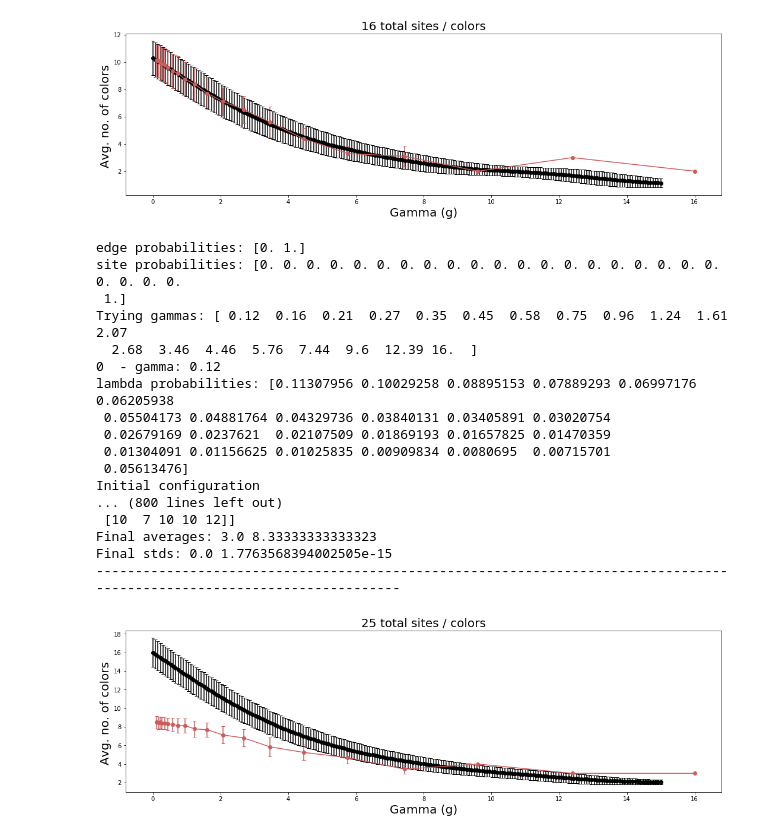
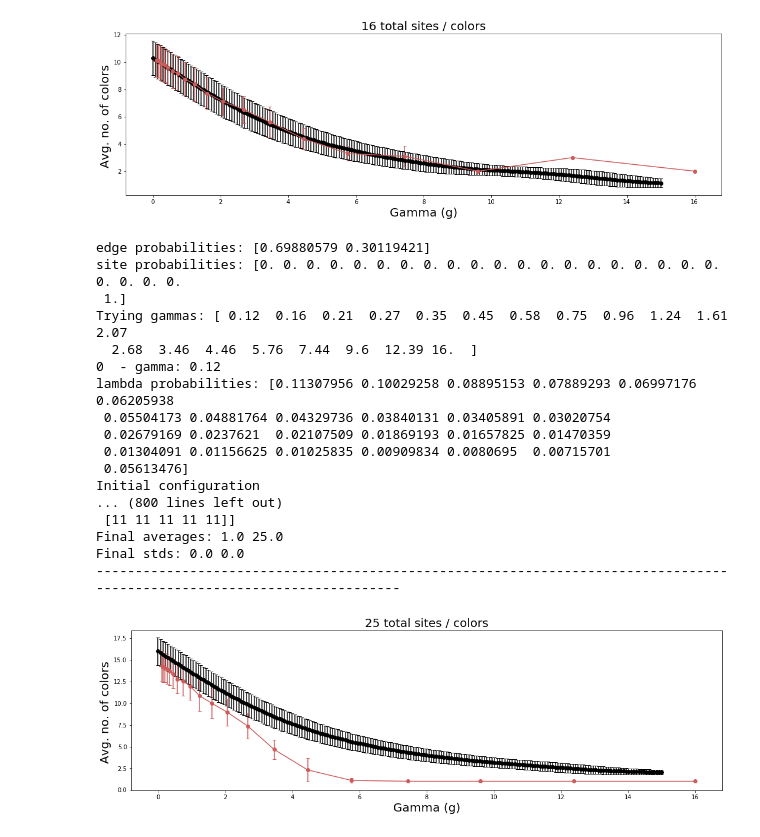
Before and after one commit to oscargomezq/Capstone-RCM, a Jupyter notebook: Simulation 3.ipynb, the cells around one changed output. Cells and saved outputs as stored; diff of their text form; code cells hidden in the pictures.

```diff
--- a/Simulation 3.ipynb
+++ b/Simulation 3.ipynb
@@ -411,11 +410,11 @@ def assign_labels(config, eta, N, no_colors, sites):
 # %%
 # Small experiment
 
-debugging = True
+debugging = False
 prt = True
 N, no_cols = 3, 9
 gamma = 0.12    # strength of preference for low no. of cols
-J = 0      # strength of preference for bonds
+J = 0.6      # strength of preference for bonds
 alpha = 0  # strength of preference for colors (field)
 
 '''Probabilities ordered from highest (high energy) to lowest'''
@@ -484,3 +482,0 @@ final config:
-# %%
-a = [16, 7864080, 23996064960, 7504175995680, 574579238688000, 15768930151054080, 189225474428390400, 1111400775560275200, 3407360398041600000, 5630409646557696000, 5045340384103219200, 2403608358767616000, 577538743541760000, 62977597562880000, 2510734786560000, 20922789888000]
-sum(a),16**16
@@ -489,10 +483,2 @@ sum(a),16**16
 # %% [markdown]
 ## Full simulation
-# %%
-'''Parameters'''
-eq_steps = 5005          #  number of MC sweeps for equilibration
-mc_steps = 1005          #  number of MC sweeps for calculation
-ngamma, nalpha, nJ = 5, 20, 10
-gammas = np.logspace(-2,5, base=np.e, num=ngamma).round(decimals=2)
-alphas = np.logspace(-1,5, base=np.e, num=nalpha).round(decimals=2)
-Js = np.logspace(-1,5, base=np.e, num=nJ).round(decimals=2)
@@ -703,28 +693,28 @@ Final stds: 0.0 0.0
 # %%
 debugging  = False
 prt = False
 ngamma = 20
 gammas = np.logspace(-3,4, base=2, num=ngamma).round(decimals=2)
-experiment_full_interaction_gamma (5, 25, gammas, J=0, alpha=0)
+experiment_full_interaction_gamma (5, 25, gammas, J=0.6, alpha=0)
 # %% [output]
-edge probabilities: [0. 1.]
+edge probabilities: [0.69880579 0.30119421]
 site probabilities: [0. 0. 0. 0. 0. 0. 0. 0. 0. 0. 0. 0. 0. 0. 0. 0. 0. 0. 0. 0. 0. 0. 0. 0.
  1.]
 Trying gammas: [ 0.12  0.16  0.21  0.27  0.35  0.45  0.58  0.75  0.96  1.24  1.61  2.07
   2.68  3.46  4.46  5.76  7.44  9.6  12.39 16.  ]
 0  - gamma: 0.12
 lambda probabilities: [0.11307956 0.10029258 0.08895153 0.07889293 0.06997176 0.06205938
  0.05504173 0.04881764 0.04329736 0.03840131 0.03405891 0.03020754
  0.02679169 0.0237621  0.02107509 0.01869193 0.01657825 0.01470359
  0.01304091 0.01156625 0.01025835 0.00909834 0.0080695  0.00715701
  0.05613476]
 Initial configuration
 ... (800 lines left out)
- [10  7 10 10 12]]
-Final averages: 3.0 8.33333333333323
-Final stds: 0.0 1.7763568394002505e-15
+ [11 11 11 11 11]]
+Final averages: 1.0 25.0
+Final stds: 0.0 0.0
 ------------------------------------------------------------------------------------------------------------------------
-[figure, old version]
+[figure, new version]
 # %%
 debugging = True
 prt = False
```
Also changed, not shown: parts of 13 cells of this notebook, 9 other files.
